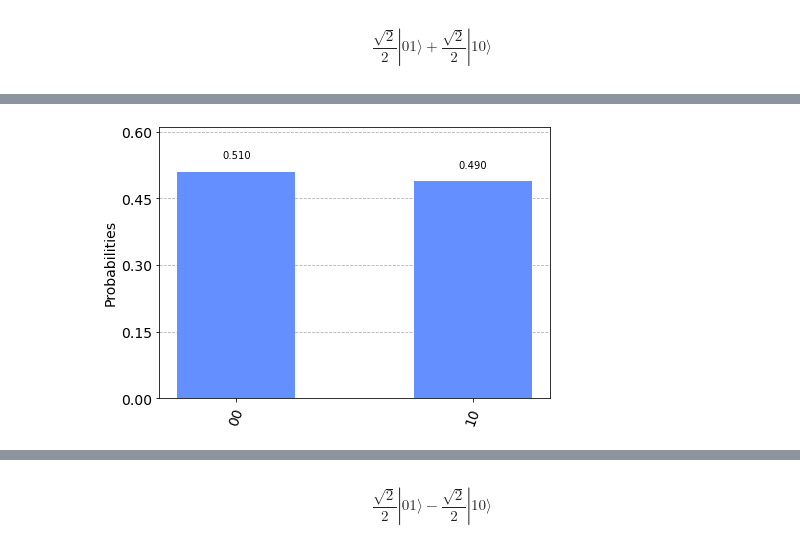
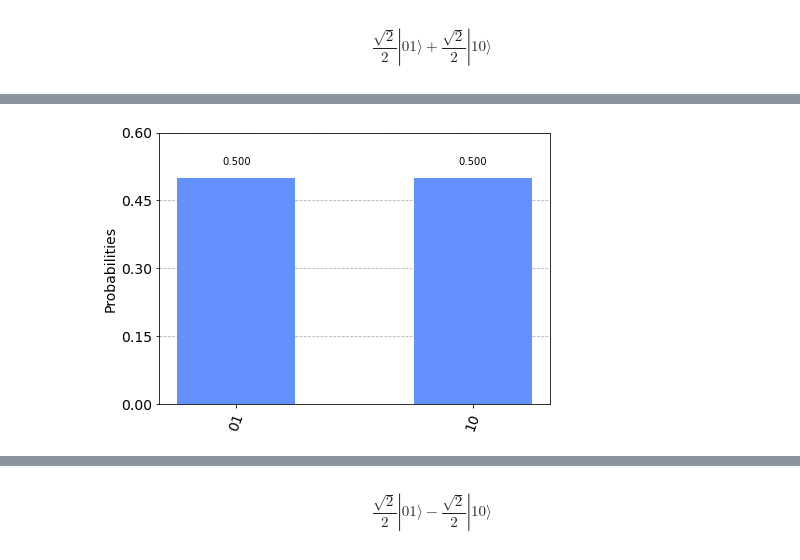
Before and after one commit to brunopacheco1/testing-qiskit, a Jupyter notebook: bell_states.ipynb, the cells around one changed output, grey strips where cells are left out. Drawn from its saved outputs; the diff is of its cells as text; code cells hidden in the pictures.

```diff
--- a/bell_states.ipynb
+++ b/bell_states.ipynb
@@ -58,3 +63,6 @@ state_bell_state_3 = state_bell_state_3.evolve(circuit_bell_state_3)
 state_bell_state_3.draw('latex')
 # %% [output]
 $$\frac{\sqrt{2}}{2} |01\rangle+\frac{\sqrt{2}}{2} |10\rangle$$
+# %%
+circuit_bell_state_3.measure([0,1], [0,1])
+circuit_bell_state_3.draw('mpl')
@@ -61,9 +71,8 @@ $$\frac{\sqrt{2}}{2} |01\rangle+\frac{\sqrt{2}}{2} |10\rangle$$
 # %%
-circuit_bell_state_3.measure(0, 1)
 result_bell_state_3 = execute(circuit_bell_state_3, backend = backend).result()
 plot_histogram(result_bell_state_3.get_counts(circuit_bell_state_3))
 # %% [output]
-[figure, old version]
+[figure, new version]
 # %%
 circuit_bell_state_4 = QuantumCircuit(2, 2)
 circuit_bell_state_4.h(0)
```
Also changed, not shown: parts of 11 cells of this notebook, 5 other files.
